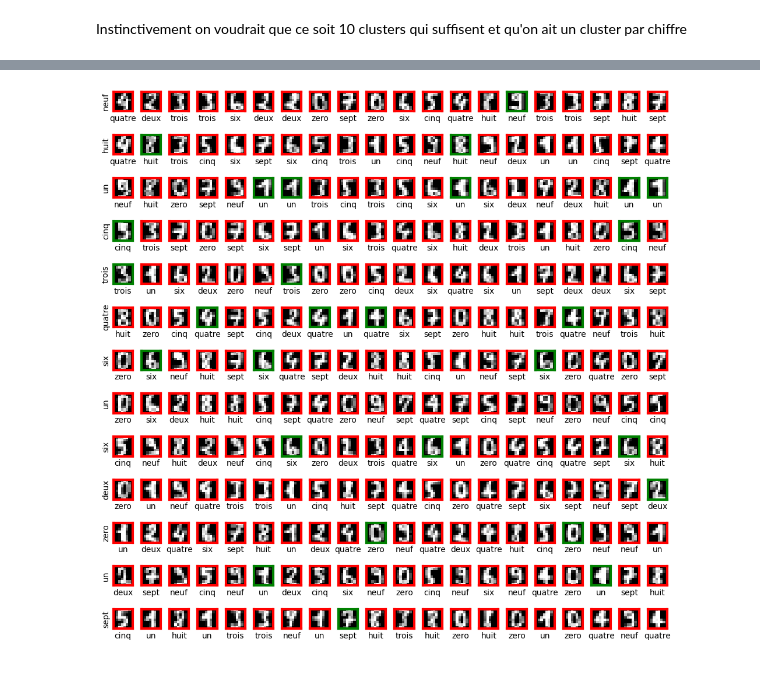
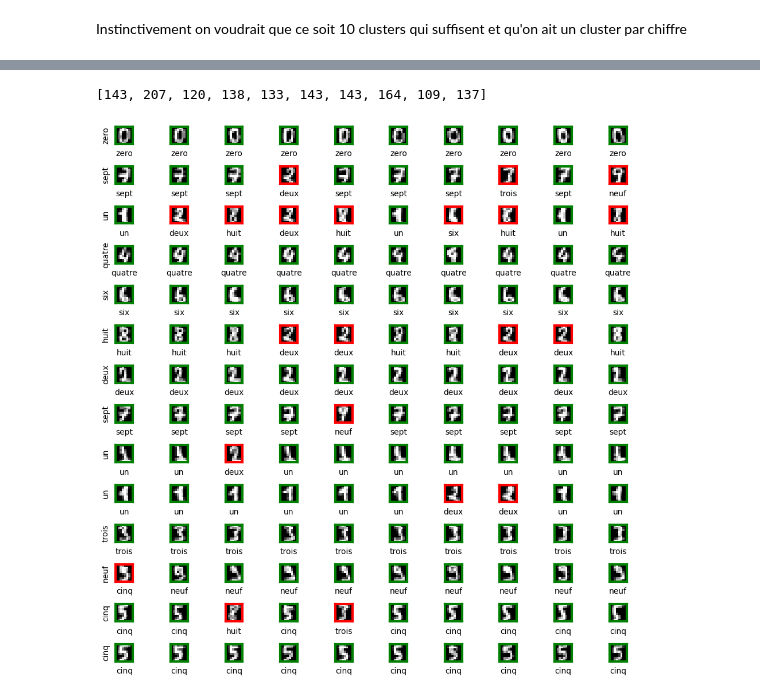
Before and after one commit to Skanx7/PRBI, a Jupyter notebook: projet/projet.ipynb, the cells around one changed output, grey strips where cells are left out. Saved outputs shown, nothing was run; the diff lists cells and outputs as text; code cells hidden in the pictures.

```diff
--- a/projet/projet.ipynb
+++ b/projet/projet.ipynb
@@ -174,10 +174,14 @@ array([[143,   0,   0,   0,   1,   0,   1,   0,   0,   0],
 # %%
 clusters_opt = kmeans_opt.clusters
 map_clusters_opt = kmeans_opt.clusters_map
+centroids_opt = kmeans_opt.centroids
+clusters_repartitions = [sum([1 for x in clusters_opt if map_clusters_opt[x] == k]) for k in range(10)]
+pprint(clusters_repartitions)
 
-vs.show_clusters(clusters_opt, map_clusters_opt, 20, True, True)
+vs.show_clusters(clusters_opt, map_clusters_opt, 10, True, True)
 # %% [output]
+[143, 207, 120, 138, 133, 143, 143, 164, 109, 137]
-[figure, old version]
+[figure, new version]
 # %%
 kmeans_opt.summary()
 # %% [output]
```
Also changed, not shown: parts of 11 cells of this notebook, 7 other files.
